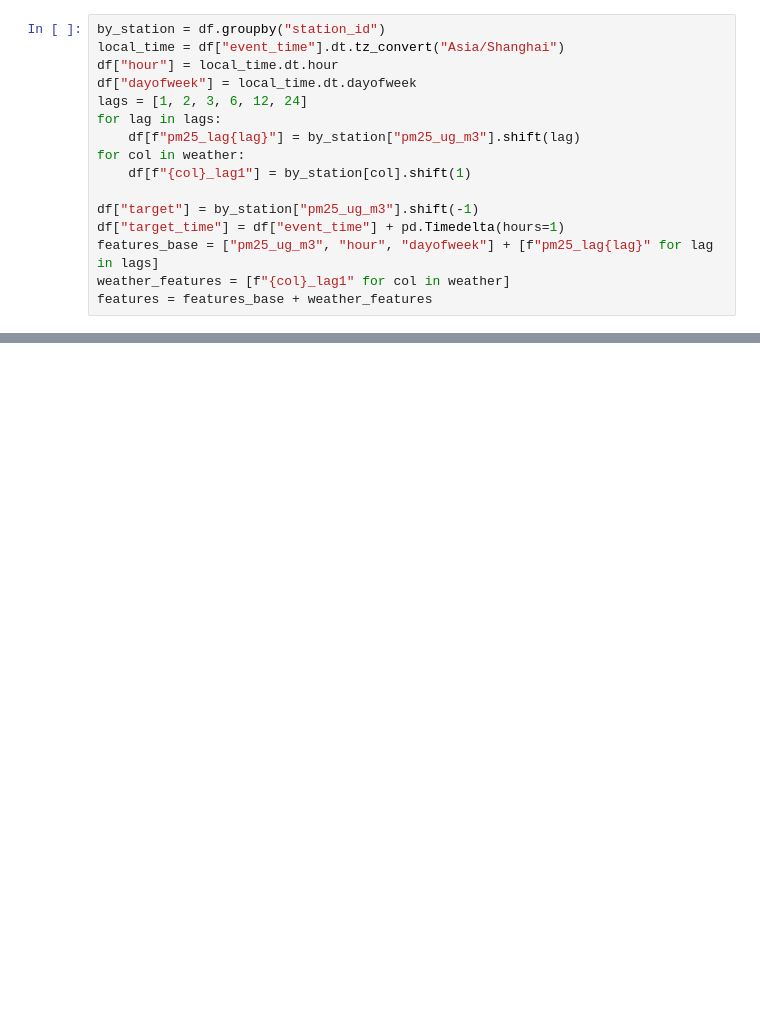
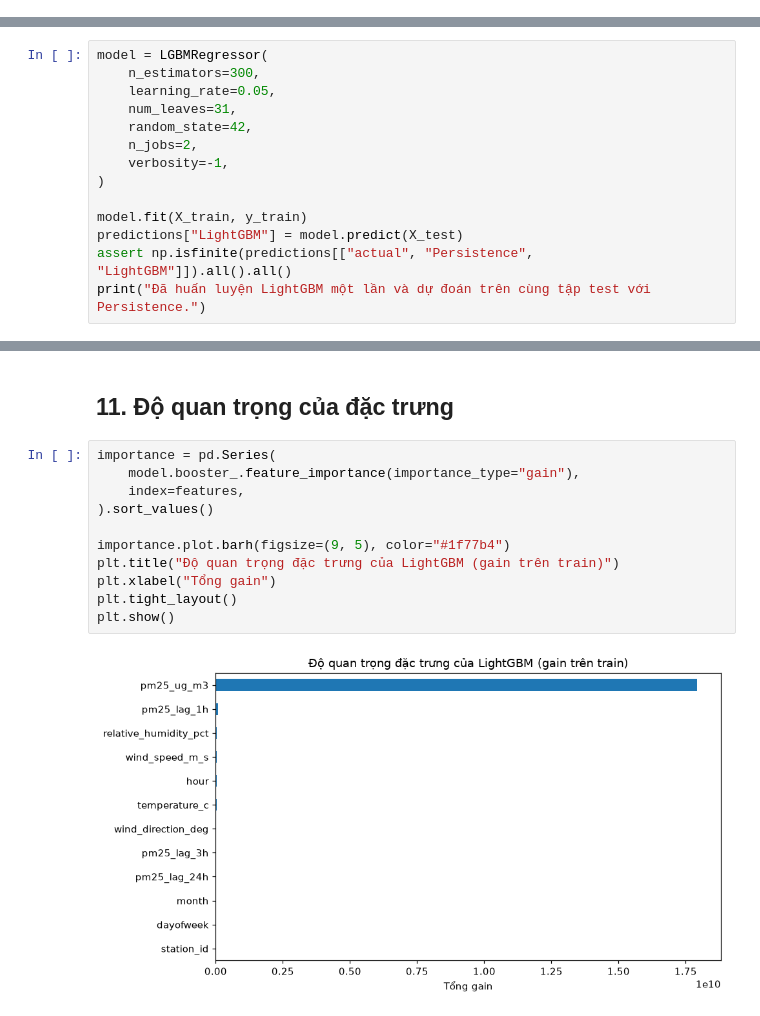
Before and after one commit to Nhom-4-HKDN-2026-2027/Nhom4-HKDN_2026-2027, a Jupyter notebook: models/pm25-baseline.ipynb, the cells around one changed output, grey strips where cells are left out. Saved outputs shown, nothing was run; the diff lists cells and outputs as text; blank space fills up the shorter version.

```diff
--- a/models/pm25-baseline.ipynb
+++ b/models/pm25-baseline.ipynb
@@ -52,16 +0,0 @@ display(df.isna().sum().to_frame("Số ô thiếu"))
-# %%
-by_station = df.groupby("station_id")
-local_time = df["event_time"].dt.tz_convert("Asia/Shanghai")
-df["hour"] = local_time.dt.hour
-df["dayofweek"] = local_time.dt.dayofweek
-lags = [1, 2, 3, 6, 12, 24]
-for lag in lags:
-    df[f"pm25_lag{lag}"] = by_station["pm25_ug_m3"].shift(lag)
-for col in weather:
-    df[f"{col}_lag1"] = by_station[col].shift(1)
-
-df["target"] = by_station["pm25_ug_m3"].shift(-1)
-df["target_time"] = df["event_time"] + pd.Timedelta(hours=1)
-features_base = ["pm25_ug_m3", "hour", "dayofweek"] + [f"pm25_lag{lag}" for lag in lags]
-weather_features = [f"{col}_lag1" for col in weather]
-features = features_base + weather_features
@@ -287,0 +406,14 @@ display(
+# %%
+model = LGBMRegressor(
+    n_estimators=300,
+    learning_rate=0.05,
+    num_leaves=31,
+    random_state=42,
+    n_jobs=2,
+    verbosity=-1,
+)
+
+model.fit(X_train, y_train)
+predictions["LightGBM"] = model.predict(X_test)
+assert np.isfinite(predictions[["actual", "Persistence", "LightGBM"]]).all().all()
+print("Đã huấn luyện LightGBM một lần và dự đoán trên cùng tập test với Persistence.")
@@ -287,0 +543,15 @@ display(
+# %% [markdown]
+## 11. Độ quan trọng của đặc trưng
+# %%
+importance = pd.Series(
+    model.booster_.feature_importance(importance_type="gain"),
+    index=features,
+).sort_values()
+
+importance.plot.barh(figsize=(9, 5), color="#1f77b4")
+plt.title("Độ quan trọng đặc trưng của LightGBM (gain trên train)")
+plt.xlabel("Tổng gain")
+plt.tight_layout()
+plt.show()
+# %% [output]
+[figure, added]
```
Also changed, not shown: parts of 45 cells of this notebook.
